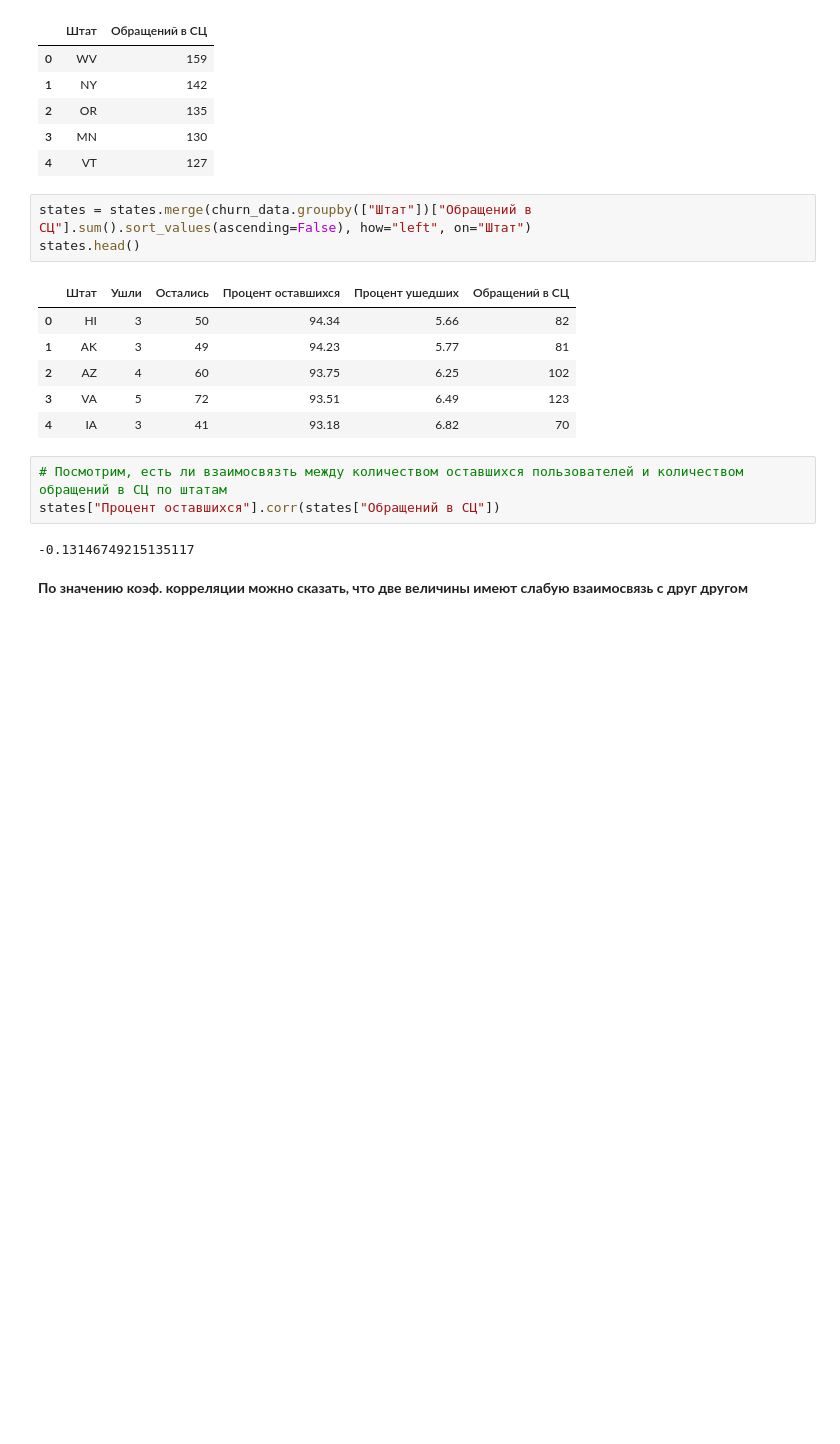
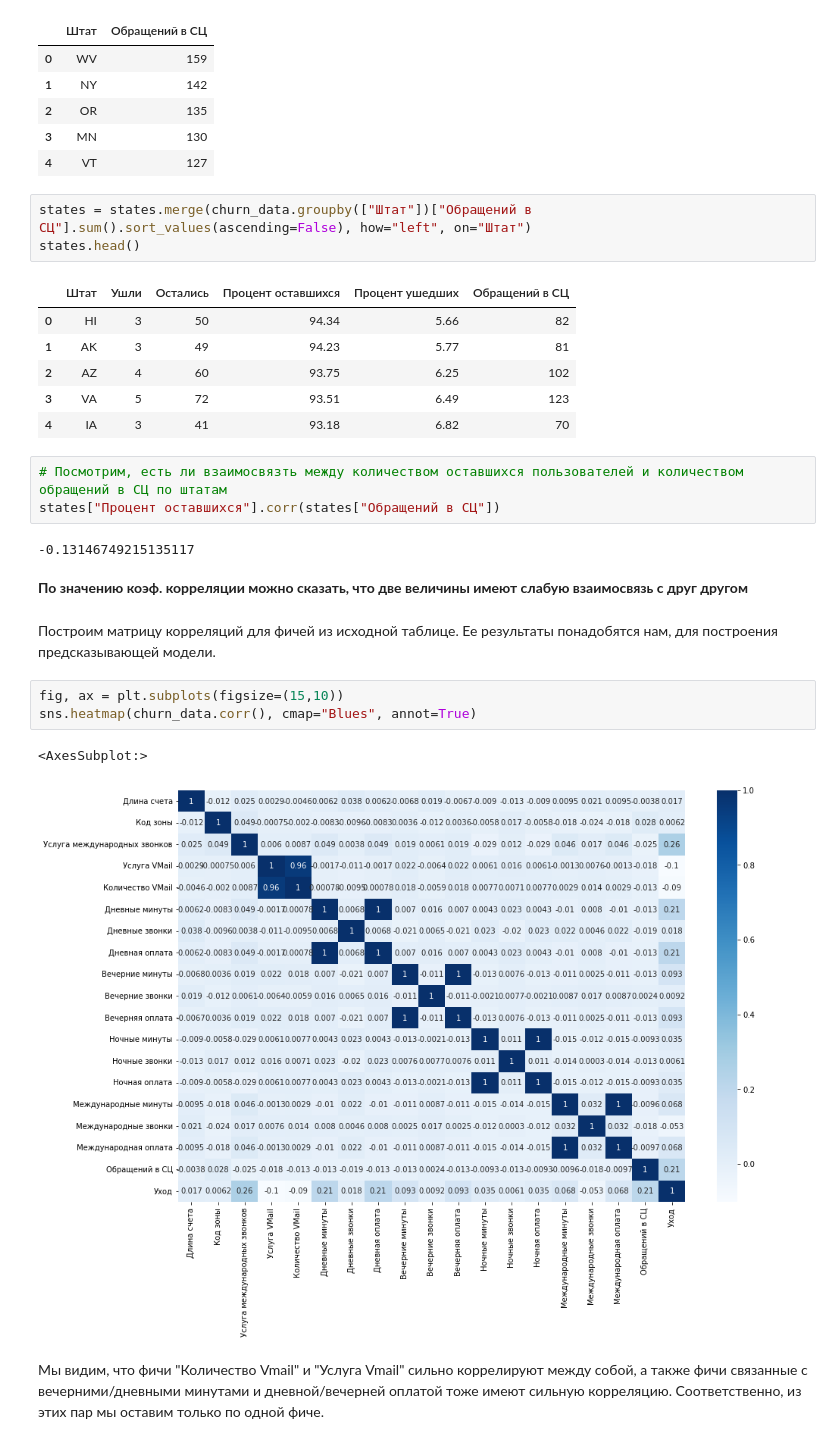
Before and after one commit to AlexeyShakov/loginom_test_task, a Jupyter notebook: jupyter/loginom_test_task.ipynb, the cells around one changed output. Cells and saved outputs as stored; diff of their text form; blank space fills up the shorter version.

```diff
--- a/jupyter/loginom_test_task.ipynb
+++ b/jupyter/loginom_test_task.ipynb
@@ -212,3 +212,13 @@ states["Процент оставшихся"].corr(states["Обращений в
 -0.13146749215135117
 # %% [markdown]
 **По значению коэф. корреляции можно сказать, что две величины имеют слабую взаимосвязь с друг другом**
+# %% [markdown]
+Построим матрицу корреляций для фичей из исходной таблице. Ее результаты понадобятся нам, для построения предсказывающей модели.
+# %%
+fig, ax = plt.subplots(figsize=(15,10))
+sns.heatmap(churn_data.corr(), cmap="Blues", annot=True)
+# %% [output]
+<AxesSubplot:>
+[figure, added]
+# %% [markdown]
+Мы видим, что фичи "Количество Vmail" и "Услуга Vmail" сильно коррелируют между собой, а также фичи связанные с вечерними/дневными минутами и дневной/вечерней оплатой тоже имеют сильную корреляцию. Соответственно, из этих пар мы оставим только по одной фиче.
```
Also changed, not shown: parts of 1 cell of this notebook.
